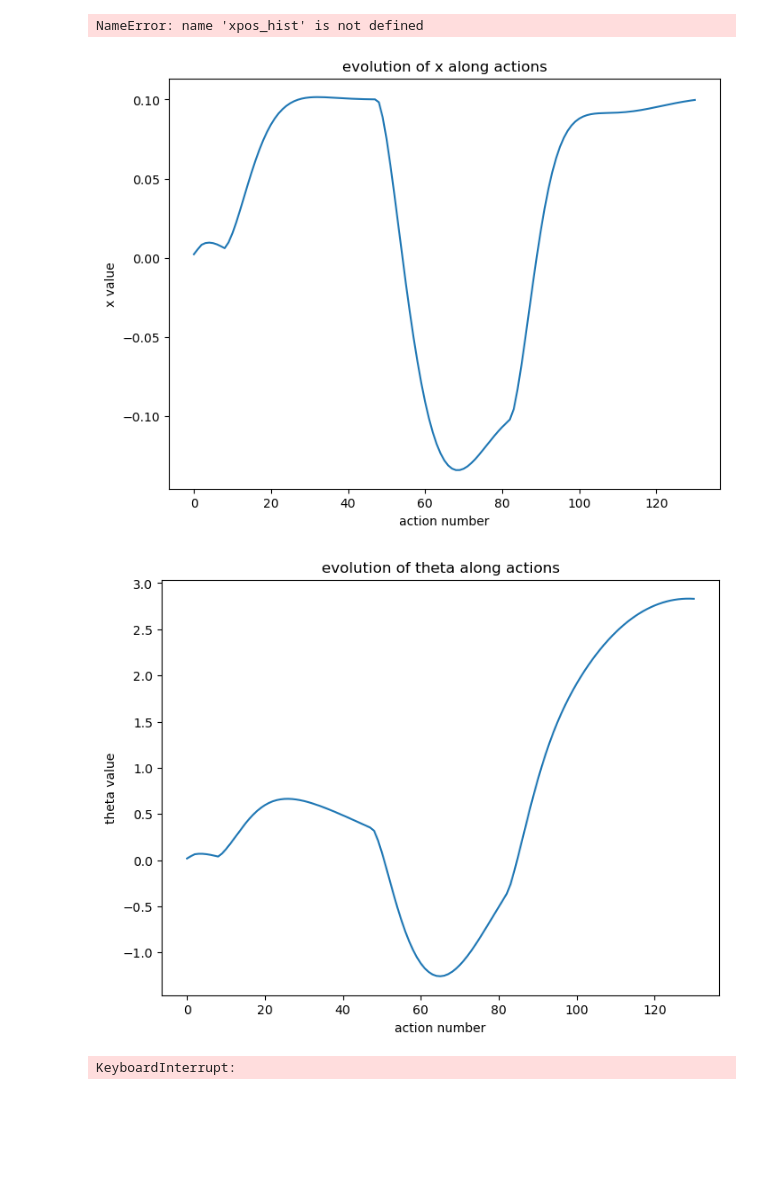
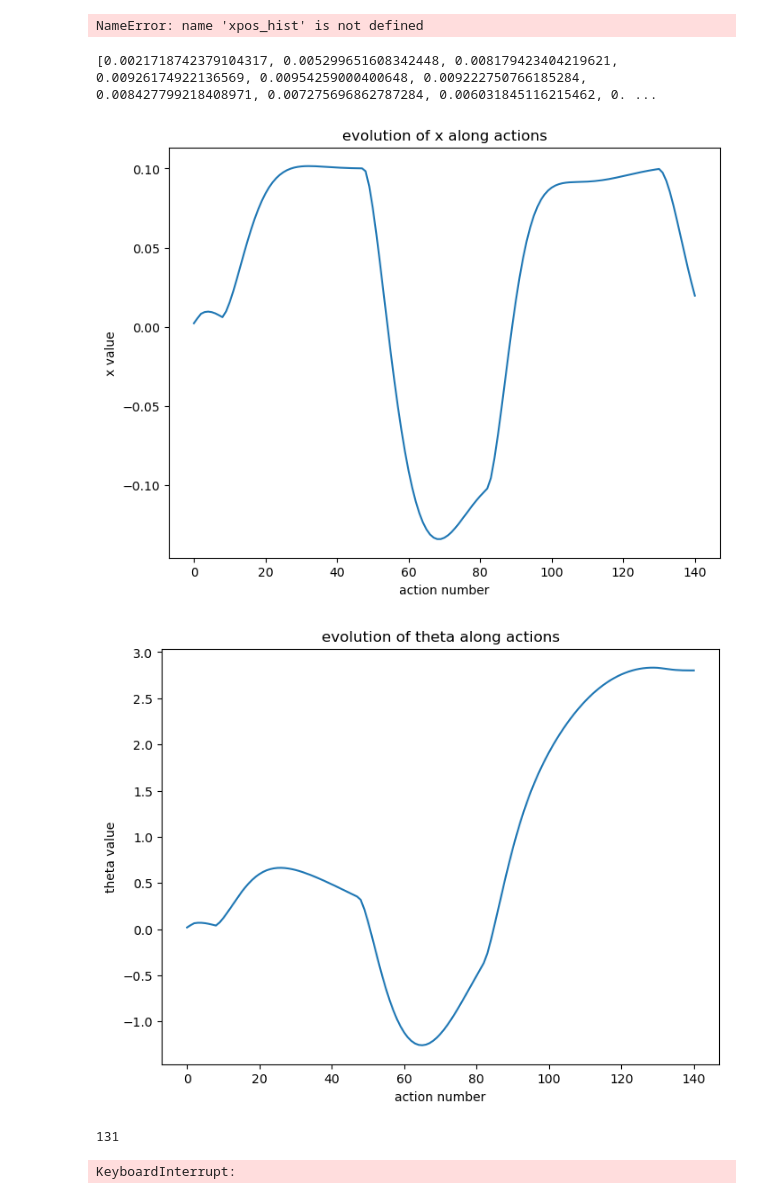
Before and after one commit to Meltout/learning-pendulum-swingup, a Jupyter notebook: notebook_trial.ipynb, the cells around one changed output. Saved outputs shown, nothing was run; the diff lists cells and outputs as text; code cells hidden in the pictures; blank space fills up the shorter version.

Commit message:
changes from before the presentation, not in human branch

```diff
--- a/notebook_trial.ipynb
+++ b/notebook_trial.ipynb
@@ -150,7 +150,7 @@ def reset_to_balancing_pose(robot_id):
           force=0  # Disable motor forces
       )
 # %%
-rest_pose_swing = [np.pi / 18 * x for x in [0, 4, -6, 3, 0, 17.15, 18]]
+rest_pose_swing = [np.pi / 18 * x for x in [0, 4, -6, 3, 0, 17.3, 18]]
 def reset_to_swing_pose(robot_id):
   for i in range(len(joint_indices)):
     p.resetJointState(robot_id, joint_indices[i], targetValue=-rest_pose_swing[i], targetVelocity=0)
@@ -594,8 +594,8 @@ with open('xpos_hist.txt', 'w') as file:
 # %% [output]
 NameError: name 'xpos_hist' is not defined
 # %%
-with open('theta_hist.txt', 'w') as file:
-    for item in theta_hist:
+with open('xdot_list.txt', 'w') as file:
+    for item in xdot_list:
         file.write(f"{item}\n")  # Write each item on a new line
 # %%
 with open('action_hist.txt', 'w') as file:
@@ -610,6 +610,26 @@ with open('theta_hist.txt', 'r') as file:
 
 with open('action_hist.txt', 'r') as file:
     action_list = [float(line.strip()) for line in file]
+
+with open('xdot_list.txt', 'r') as file:
+    xdot_list = [float(line.strip()) for line in file]
+
+
+with open('thetadot_list.txt', 'r') as file:
+    thetadot_list = [float(line.strip()) for line in file]
+
+with open('U_opt_2_stage.txt', 'r') as file:
+    U_optimal = [float(line.strip()) for line in file]
+# %%
+with open('output-human-dem.txt', 'r') as file:
+    lines = file.readlines()
+
+# Collect every 2nd line modulo 4
+xpos_list = [float(lines[i]) for i in range(1, len(lines), 4)]  # starting from index 1, take every 4th line
+# %%
+print(xpos_list)
+# %% [output]
+[0.0021718742379104317, 0.005299651608342448, 0.008179423404219621, 0.00926174922136569, 0.00954259000400648, 0.009222750766185284, 0.008427799218408971, 0.007275696862787284, 0.006031845116215462, 0. ...
 # %%
 xdot_list =[]
 thetadot_list = []
@@ -629,21 +649,21 @@ for t in range(131):
 # %%
 import matplotlib.pyplot as plt
 
 plt.figure(figsize=(8,6))
-plt.plot(np.arange(len(xlistbis)),xlistbis)
+plt.plot(np.arange(len(xpos_list)),xpos_list)
 plt.xlabel('action number')
 plt.ylabel('x value')
 plt.title('evolution of x along actions')
 plt.show()
 # %% [output]
-[figure, old version]
+[figure, new version]
 # %%
 plt.figure(figsize=(8,6))
-plt.plot(np.arange(len(thetalistbis)),thetalistbis)
+plt.plot(np.arange(len(theta_list)),theta_list)
 plt.xlabel('action number')
 plt.ylabel('theta value')
 plt.title('evolution of theta along actions')
 plt.show()
 # %% [output]
-[figure, old version]
+[figure, new version]
 # %%
@@ -652,5 +672,9 @@ thetalistbis= np.array(thetalistbis)
 xdot_list = np.array(xdot_list)
 thetadot_list = np.array(thetadot_list)
+# %%
+print(len(xdot_list))
+# %% [output]
+131
 # %%
 state_D = np.vstack((xlistbis,xdot_list,thetalistbis,thetadot_list)).T
 # %%
```
Also changed, not shown: parts of 5 cells of this notebook.
